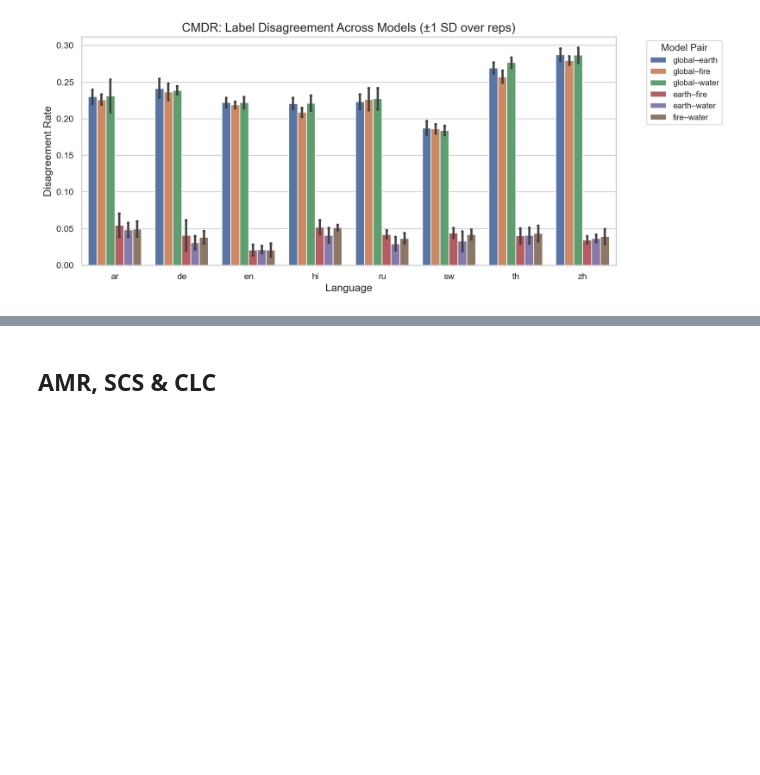
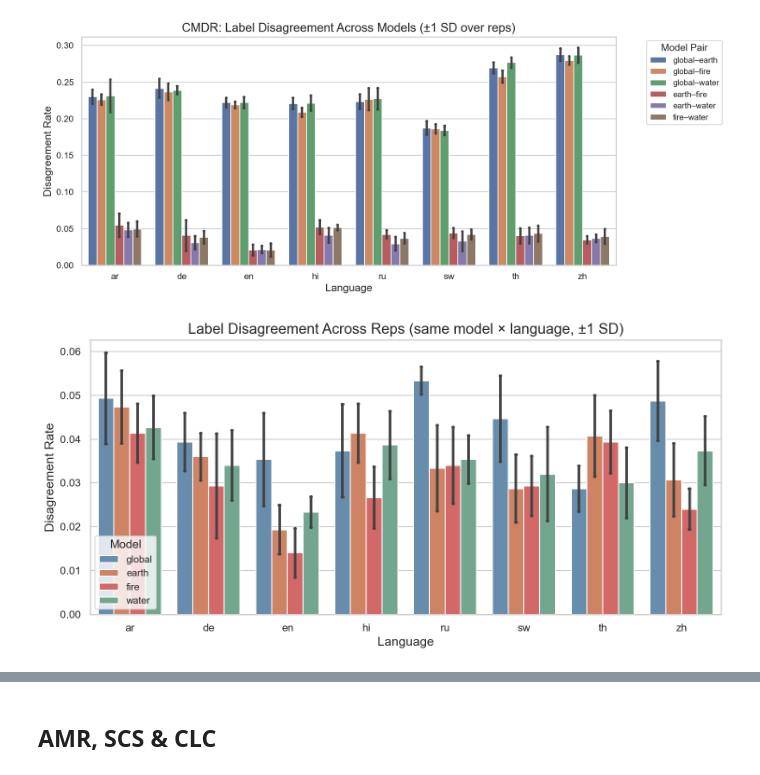
Before and after one commit to sinemmy/TinyAya_MapHallu, a Jupyter notebook: run_analysis/analysis.ipynb, the cells around one changed output, grey strips where cells are left out. Cells and saved outputs as stored; diff of their text form; code cells hidden in the pictures; blank space fills up the shorter version.

```diff
--- a/run_analysis/analysis.ipynb
+++ b/run_analysis/analysis.ipynb
@@ -204,3 +262,35 @@ fig.savefig(OUTPUT_DIR / "cmdr_model_pairs.png")
 plt.show()
 # %% [output]
 [figure]
+# %%
+# CMDR across reps: label disagreement for the same sample × language between rep pairs
+rows = []
+for model in MODEL_ORDER:
+    mdf = xnli_base[xnli_base["model"] == model]
+    reps = sorted(mdf["rep"].unique())
+    for lang in XNLI_LANGS:
+        ldf = mdf[mdf["language"] == lang]
+        pivot = ldf.pivot_table(index="sample_id", columns="rep", values="parsed_label", aggfunc="first")
+        for r1, r2 in combinations(reps, 2):
+            if r1 in pivot.columns and r2 in pivot.columns:
+                mask = pivot[r1].notna() & pivot[r2].notna()
+                rate = (pivot.loc[mask, r1] != pivot.loc[mask, r2]).mean()
+                rows.append({"model": model, "language": lang, "rep_pair": f"{r1}–{r2}", "disagreement": rate})
+
+cmdr_reps = pd.DataFrame(rows)
+
+fig, ax = plt.subplots(figsize=(10, 5))
+sns.barplot(
+    data=cmdr_reps, x="language", y="disagreement", hue="model",
+    palette=MODEL_PALETTE, hue_order=MODEL_ORDER, order=XNLI_LANGS,
+    errorbar="sd", capsize=0.05, ax=ax,
+)
+ax.set_title("Label Disagreement Across Reps (same model × language, ±1 SD)")
+ax.set_ylabel("Disagreement Rate")
+ax.set_xlabel("Language")
+ax.legend(title="Model")
+plt.tight_layout()
+fig.savefig(OUTPUT_DIR / "cmdr_across_reps.png")
+plt.show()
+# %% [output]
+[figure, added]
```
Also changed, not shown: parts of 4 cells of this notebook, 6 other files.
